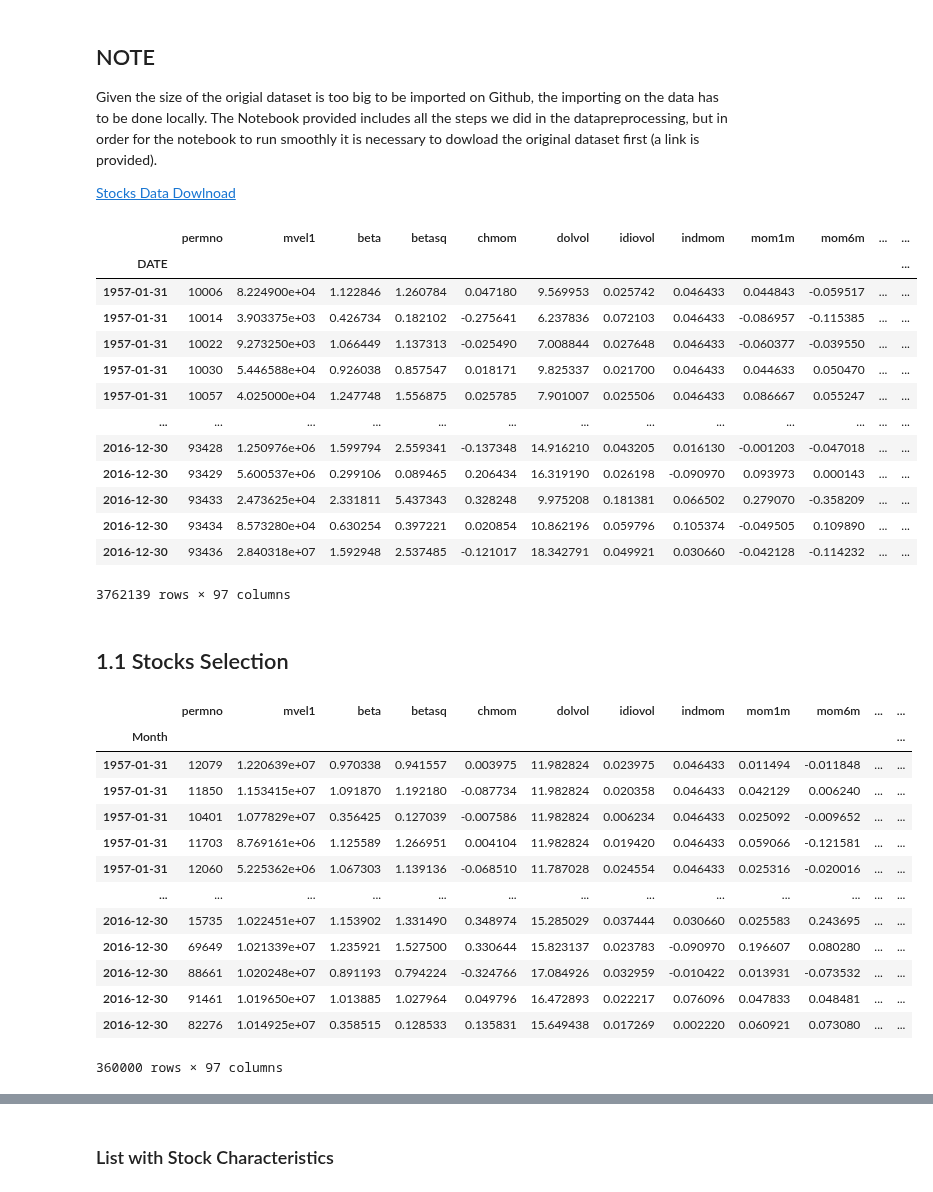
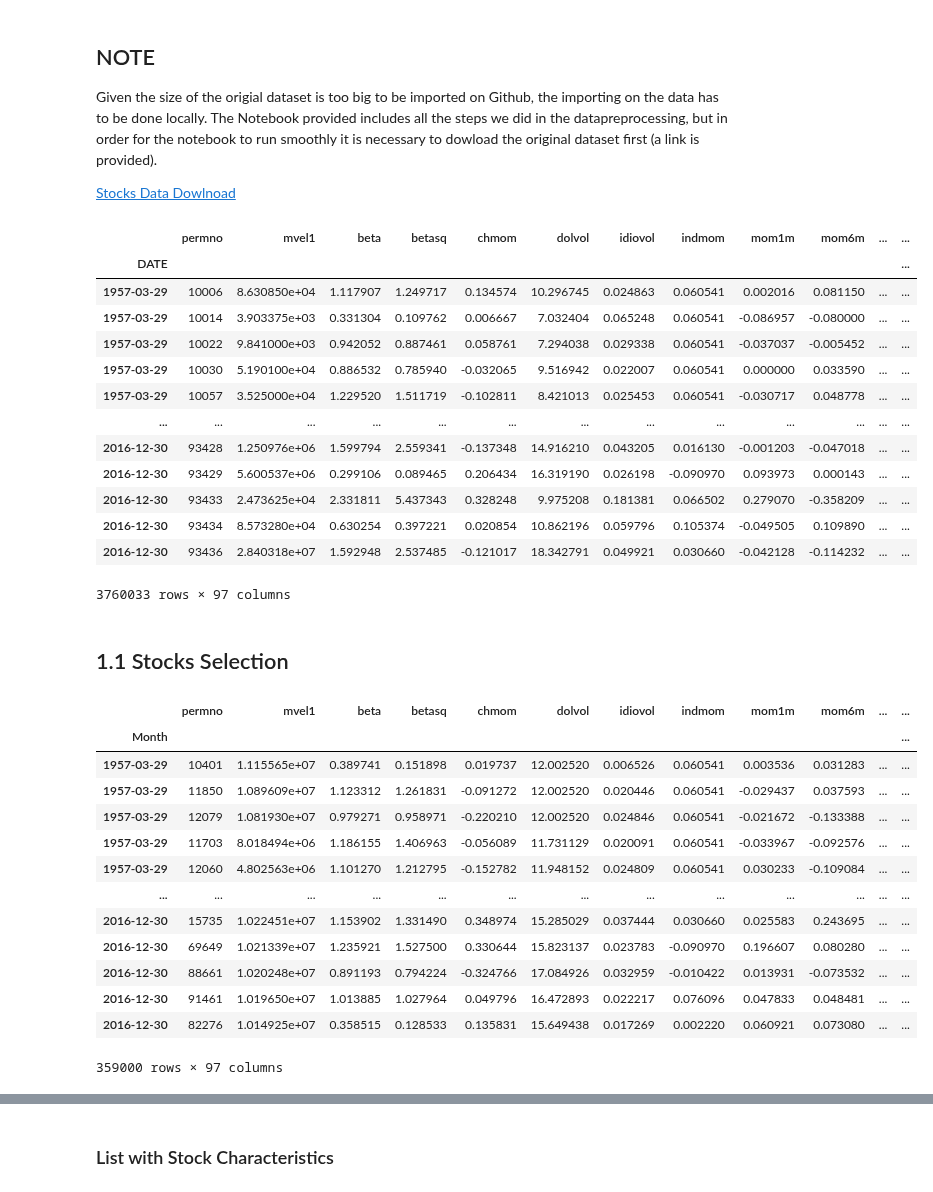
Before and after one commit to Berga20/DS-Project-Group4, a Jupyter notebook: Data-preprocessing.ipynb, the cells around one changed output, grey strips where cells are left out. Saved outputs shown, nothing was run; the diff lists cells and outputs as text; code cells hidden in the pictures.

```diff
--- a/Data-preprocessing.ipynb
+++ b/Data-preprocessing.ipynb
@@ -24,24 +22,24 @@ Stocks.index = pd.to_datetime(Stocks.index, format="%Y%m%d")
 # %%
 Stocks = Stocks.drop("DATE", axis=1)
 # %%
-Stocks = Stocks[:"2016"]
+Stocks = Stocks['1957-03':"2016"]
 Stocks['Month'] = Stocks.index
 Stocks
 # %% [output]
 |  | permno | mvel1 | beta | betasq | chmom | dolvol | idiovol | indmom | mom1m | mom6m | ... | ... |
 | DATE |  |  |  |  |  |  |  |  |  |  |  | ... |
-| 1957-01-31 | 10006 | 8.224900e+04 | 1.122846 | 1.260784 | 0.047180 | 9.569953 | 0.025742 | 0.046433 | 0.044843 | -0.059517 | ... | ... |
-| 1957-01-31 | 10014 | 3.903375e+03 | 0.426734 | 0.182102 | -0.275641 | 6.237836 | 0.072103 | 0.046433 | -0.086957 | -0.115385 | ... | ... |
-| 1957-01-31 | 10022 | 9.273250e+03 | 1.066449 | 1.137313 | -0.025490 | 7.008844 | 0.027648 | 0.046433 | -0.060377 | -0.039550 | ... | ... |
-| 1957-01-31 | 10030 | 5.446588e+04 | 0.926038 | 0.857547 | 0.018171 | 9.825337 | 0.021700 | 0.046433 | 0.044633 | 0.050470 | ... | ... |
-| 1957-01-31 | 10057 | 4.025000e+04 | 1.247748 | 1.556875 | 0.025785 | 7.901007 | 0.025506 | 0.046433 | 0.086667 | 0.055247 | ... | ... |
+| 1957-03-29 | 10006 | 8.630850e+04 | 1.117907 | 1.249717 | 0.134574 | 10.296745 | 0.024863 | 0.060541 | 0.002016 | 0.081150 | ... | ... |
+| 1957-03-29 | 10014 | 3.903375e+03 | 0.331304 | 0.109762 | 0.006667 | 7.032404 | 0.065248 | 0.060541 | -0.086957 | -0.080000 | ... | ... |
+| 1957-03-29 | 10022 | 9.841000e+03 | 0.942052 | 0.887461 | 0.058761 | 7.294038 | 0.029338 | 0.060541 | -0.037037 | -0.005452 | ... | ... |
+| 1957-03-29 | 10030 | 5.190100e+04 | 0.886532 | 0.785940 | -0.032065 | 9.516942 | 0.022007 | 0.060541 | 0.000000 | 0.033590 | ... | ... |
+| 1957-03-29 | 10057 | 3.525000e+04 | 1.229520 | 1.511719 | -0.102811 | 8.421013 | 0.025453 | 0.060541 | -0.030717 | 0.048778 | ... | ... |
 | ... | ... | ... | ... | ... | ... | ... | ... | ... | ... | ... | ... | ... |
 | 2016-12-30 | 93428 | 1.250976e+06 | 1.599794 | 2.559341 | -0.137348 | 14.916210 | 0.043205 | 0.016130 | -0.001203 | -0.047018 | ... | ... |
 | 2016-12-30 | 93429 | 5.600537e+06 | 0.299106 | 0.089465 | 0.206434 | 16.319190 | 0.026198 | -0.090970 | 0.093973 | 0.000143 | ... | ... |
 | 2016-12-30 | 93433 | 2.473625e+04 | 2.331811 | 5.437343 | 0.328248 | 9.975208 | 0.181381 | 0.066502 | 0.279070 | -0.358209 | ... | ... |
 | 2016-12-30 | 93434 | 8.573280e+04 | 0.630254 | 0.397221 | 0.020854 | 10.862196 | 0.059796 | 0.105374 | -0.049505 | 0.109890 | ... | ... |
 | 2016-12-30 | 93436 | 2.840318e+07 | 1.592948 | 2.537485 | -0.121017 | 18.342791 | 0.049921 | 0.030660 | -0.042128 | -0.114232 | ... | ... |
-3762139 rows × 97 columns
+3760033 rows × 97 columns
 # %% [markdown]
 ## 1.1 Stocks Selection
 # %%
@@ -53,18 +51,18 @@ top500_df
 # %% [output]
 |  | permno | mvel1 | beta | betasq | chmom | dolvol | idiovol | indmom | mom1m | mom6m | ... | ... |
 | Month |  |  |  |  |  |  |  |  |  |  |  | ... |
-| 1957-01-31 | 12079 | 1.220639e+07 | 0.970338 | 0.941557 | 0.003975 | 11.982824 | 0.023975 | 0.046433 | 0.011494 | -0.011848 | ... | ... |
-| 1957-01-31 | 11850 | 1.153415e+07 | 1.091870 | 1.192180 | -0.087734 | 11.982824 | 0.020358 | 0.046433 | 0.042129 | 0.006240 | ... | ... |
-| 1957-01-31 | 10401 | 1.077829e+07 | 0.356425 | 0.127039 | -0.007586 | 11.982824 | 0.006234 | 0.046433 | 0.025092 | -0.009652 | ... | ... |
-| 1957-01-31 | 11703 | 8.769161e+06 | 1.125589 | 1.266951 | 0.004104 | 11.982824 | 0.019420 | 0.046433 | 0.059066 | -0.121581 | ... | ... |
-| 1957-01-31 | 12060 | 5.225362e+06 | 1.067303 | 1.139136 | -0.068510 | 11.787028 | 0.024554 | 0.046433 | 0.025316 | -0.020016 | ... | ... |
+| 1957-03-29 | 10401 | 1.115565e+07 | 0.389741 | 0.151898 | 0.019737 | 12.002520 | 0.006526 | 0.060541 | 0.003536 | 0.031283 | ... | ... |
+| 1957-03-29 | 11850 | 1.089609e+07 | 1.123312 | 1.261831 | -0.091272 | 12.002520 | 0.020446 | 0.060541 | -0.029437 | 0.037593 | ... | ... |
+| 1957-03-29 | 12079 | 1.081930e+07 | 0.979271 | 0.958971 | -0.220210 | 12.002520 | 0.024846 | 0.060541 | -0.021672 | -0.133388 | ... | ... |
+| 1957-03-29 | 11703 | 8.018494e+06 | 1.186155 | 1.406963 | -0.056089 | 11.731129 | 0.020091 | 0.060541 | -0.033967 | -0.092576 | ... | ... |
+| 1957-03-29 | 12060 | 4.802563e+06 | 1.101270 | 1.212795 | -0.152782 | 11.948152 | 0.024809 | 0.060541 | 0.030233 | -0.109084 | ... | ... |
 | ... | ... | ... | ... | ... | ... | ... | ... | ... | ... | ... | ... | ... |
 | 2016-12-30 | 15735 | 1.022451e+07 | 1.153902 | 1.331490 | 0.348974 | 15.285029 | 0.037444 | 0.030660 | 0.025583 | 0.243695 | ... | ... |
 | 2016-12-30 | 69649 | 1.021339e+07 | 1.235921 | 1.527500 | 0.330644 | 15.823137 | 0.023783 | -0.090970 | 0.196607 | 0.080280 | ... | ... |
 | 2016-12-30 | 88661 | 1.020248e+07 | 0.891193 | 0.794224 | -0.324766 | 17.084926 | 0.032959 | -0.010422 | 0.013931 | -0.073532 | ... | ... |
 | 2016-12-30 | 91461 | 1.019650e+07 | 1.013885 | 1.027964 | 0.049796 | 16.472893 | 0.022217 | 0.076096 | 0.047833 | 0.048481 | ... | ... |
 | 2016-12-30 | 82276 | 1.014925e+07 | 0.358515 | 0.128533 | 0.135831 | 15.649438 | 0.017269 | 0.002220 | 0.060921 | 0.073080 | ... | ... |
-360000 rows × 97 columns
+359000 rows × 97 columns
 # %%
 top500_df= top500_df.rename_axis('Date')
 # %%
```
Also changed, not shown: parts of 34 cells of this notebook.
